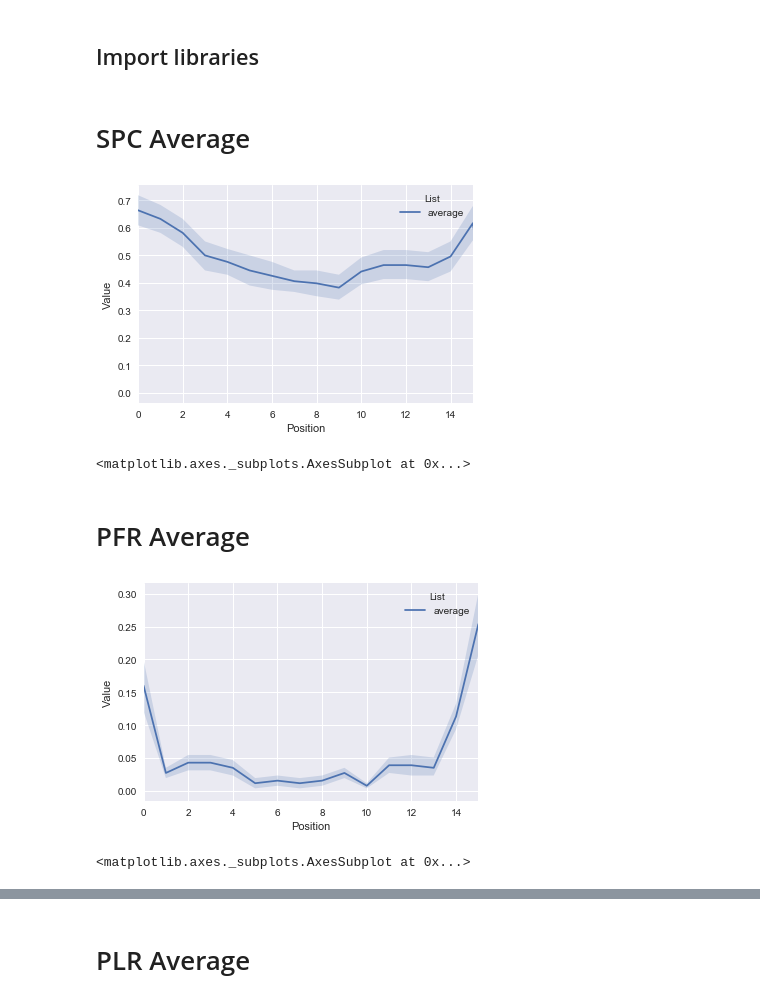
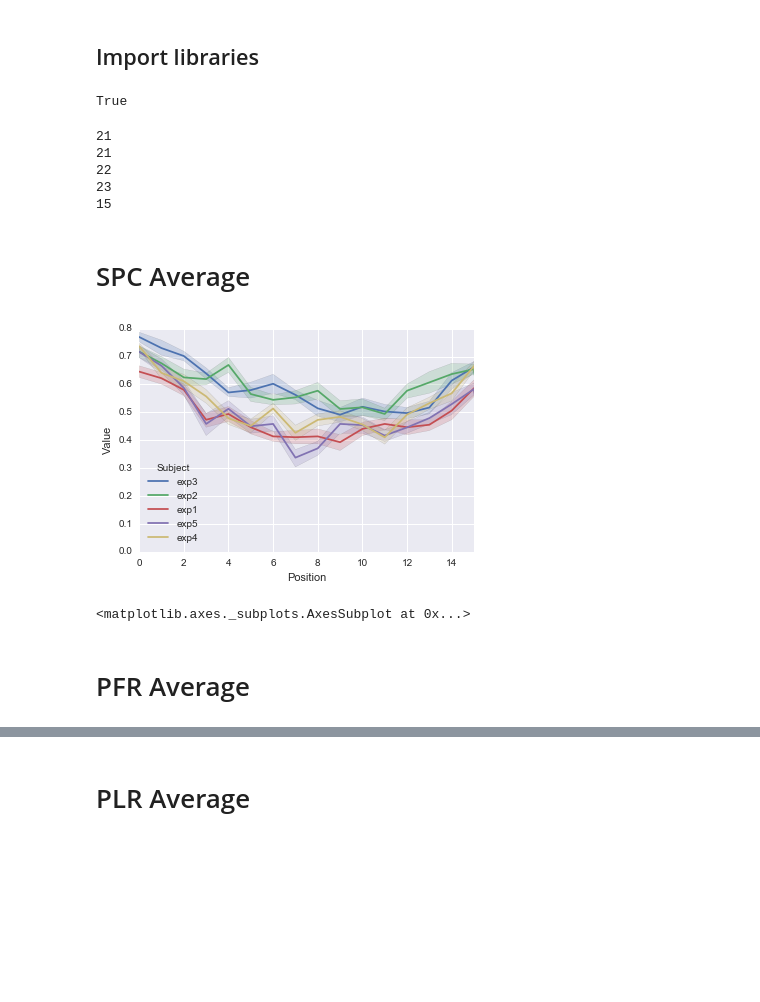
Before and after one commit to ContextLab/FRFR-analyses, a Jupyter notebook: notebooks/EL-weekly-report-2.21.17-test-room-1.ipynb, the cells around one changed output, grey strips where cells are left out. Cells and saved outputs as stored; diff of their text form; code cells hidden in the pictures; blank space fills up the shorter version.

```diff
--- a/notebooks/EL-weekly-report-2.21.17-test-room-1.ipynb
+++ b/notebooks/EL-weekly-report-2.21.17-test-room-1.ipynb
@@ -169,6 +169,8 @@ subids.remove('debugTX7U35:debugZFTPLT') # another test - allison
 pres_data = []
 pres = []
 rec = []
+
+
 pres_exp1 = []
 rec_exp1 = []
 pres_exp2 = []
@@ -179,6 +181,10 @@ pres_exp4 = []
 rec_exp4 = []
 pres_exp5 = []
 rec_exp5 = []
+
+pres_all = []
+rec_all = []
+
 
 # for each subject that completed the experiment
 for idx,sub in enumerate(subids):
@@ -202,6 +208,15 @@ for idx,sub in enumerate(subids):
     recalledWords = loadRecallData(sub)
     rec.append(recalledWords)
 
+
+    if filteredStimData['exp_version'].values[0]=='0.0':
+        pres_exp1.append([list(sub_data[sub_data['listnum']==lst]['text'].values) for lst in sub_data['listnum'].unique()])
+        rec_exp1.append(recalledWords)
+
+    if filteredStimData['exp_version'].values[0]=='1.0':
+        pres_exp1.append([list(sub_data[sub_data['listnum']==lst]['text'].values) for lst in sub_data['listnum'].unique()])
+        rec_exp1.append(recalledWords)
+
     if filteredStimData['exp_version'].values[0]=='1.1':
         pres_exp1.append([list(sub_data[sub_data['listnum']==lst]['text'].values) for lst in sub_data['listnum'].unique()])
         rec_exp1.append(recalledWords)
@@ -222,4 +237,11 @@ for idx,sub in enumerate(subids):
         pres_exp5.append([list(sub_data[sub_data['listnum']==lst]['text'].values) for lst in sub_data['listnum'].unique()])
         rec_exp5.append(recalledWords)
 
+    experiments = ['0.0', '1.0', '1.1', '2.1', '3.2', '4.1', '5.1']
+
+    if filteredStimData['exp_version'].values[0] in experiments:
+        pres_all.append([list(sub_data[sub_data['listnum']==lst]['text'].values) for lst in sub_data['listnum'].unique()])
+        rec_all.append(recalledWords)
+
+
 pres_data = pd.concat(pres_data)
@@ -230,16 +248,40 @@ pyro = pyr.Pyro(pres=pres_exp1, rec=rec_exp1)
+# %%
+len(pres_all) == len(rec_all)
+# %% [output]
+True
+# %%
+import pyrec as pyr
+
+pyro_all = pyr.Pyro(pres=pres_all, rec=rec_all)
+pyro_1 = pyr.Pyro(pres = pres_exp1, rec = rec_exp1)
+pyro_2 = pyr.Pyro(pres = pres_exp2, rec = rec_exp2)
+pyro_3 = pyr.Pyro(pres = pres_exp3, rec = rec_exp3)
+pyro_4 = pyr.Pyro(pres = pres_exp4, rec = rec_exp4)
+pyro_5 = pyr.Pyro(pres = pres_exp5, rec = rec_exp5)
+# %%
+print(len(pres_exp1))
+print(len(pres_exp2))
+print(len(pres_exp3))
+print(len(pres_exp4))
+print(len(pres_exp5))
+# %% [output]
+21
+21
+22
+23
+15
 # %% [markdown]
 <h1> SPC Average </h1>
-# %%
-spc = pyr.spc(pyro, listgroup=['average']*16)
-pyr.plot(spc)
-# %% [output]
-[figure, removed]
-<matplotlib.axes._subplots.AxesSubplot at 0x...>
+# %%
+#AGGREGATE
+spc_av = pyr.spc(pyro_all)#, listgroup = ['average']*16)
+pyr.plot(spc_av, plot_type = 'subject', subjgroup = ['exp1']*21 + ['exp2']*21 + ['exp3']*22 + ['exp4']*23 + ['exp5']*15)
+
+#INDIVIDUAL
+# spc_single = pyr.spc(pyro_1)
+# pyr.plot(spc_single)
+# %% [output]
+[figure, added]
+<matplotlib.axes._subplots.AxesSubplot at 0x...>
 # %% [markdown]
 <h1>PFR Average </h1>
-# %%
-pfr = pyr.pfr(pyro, listgroup=['average']*16)
-pyr.plot(pfr)
-# %% [output]
-[figure, removed]
-<matplotlib.axes._subplots.AxesSubplot at 0x...>
```
Also changed, not shown: parts of 19 cells of this notebook, 2 other files.
